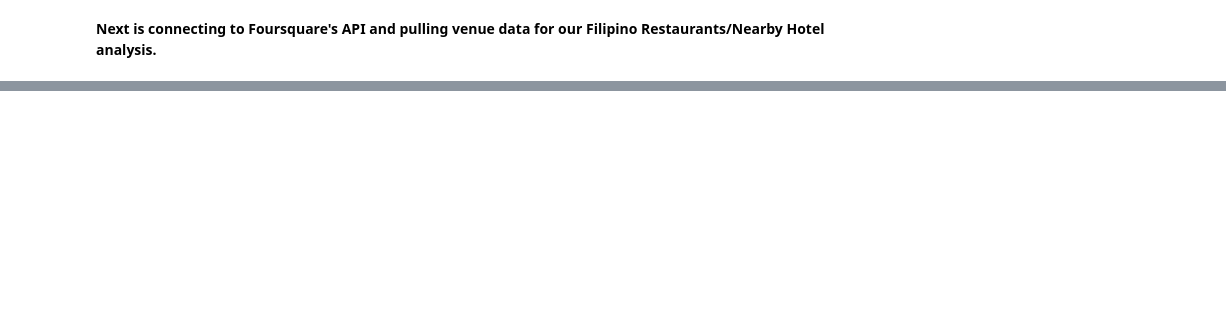
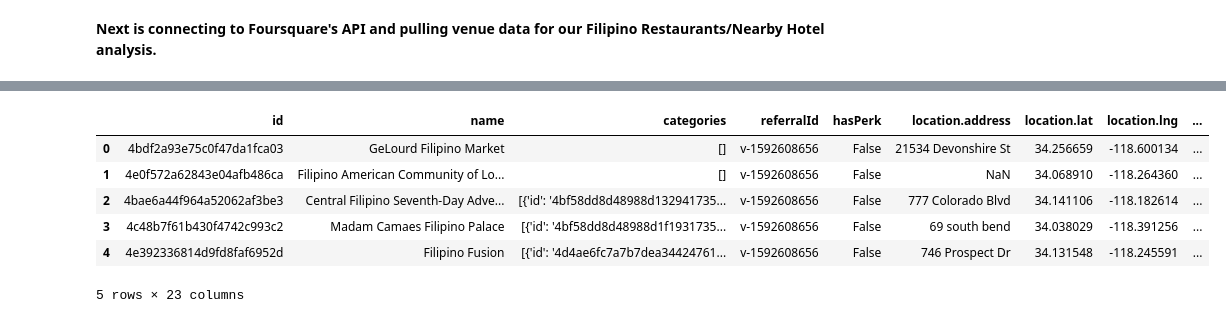
Before and after one commit to parisering/Coursera_Capstone, a Jupyter notebook: Capstone - Battle of the Neighborhoods - Data.ipynb, the cells around one changed output, grey strips where cells are left out. Saved outputs shown, nothing was run; the diff lists cells and outputs as text; code cells hidden in the pictures; blank space fills up the shorter version.

```diff
--- a/Capstone - Battle of the Neighborhoods - Data.ipynb
+++ b/Capstone - Battle of the Neighborhoods - Data.ipynb
@@ -528,0 +294,14 @@ KeyError: 'venue'
+# %%
+venues = results['response']['venues']
+
+# tranform venues into a dataframe
+dataframe = json_normalize(venues)
+dataframe.head()
+# %% [output]
+|  | id | name | categories | referralId | hasPerk | location.address | location.lat | location.lng | ... |
+| 0 | 4bdf2a93e75c0f47da1fca03 | GeLourd Filipino Market | [] | v-1592608656 | False | 21534 Devonshire St | 34.256659 | -118.600134 | ... |
+| 1 | 4e0f572a62843e04afb486ca | Filipino American Community of Lo... | [] | v-1592608656 | False | NaN | 34.068910 | -118.264360 | ... |
+| 2 | 4bae6a44f964a52062af3be3 | Central Filipino Seventh-Day Adve... | [{'id': '4bf58dd8d48988d132941735... | v-1592608656 | False | 777 Colorado Blvd | 34.141106 | -118.182614 | ... |
+| 3 | 4c48b7f61b430f4742c993c2 | Madam Camaes Filipino Palace | [{'id': '4bf58dd8d48988d1f1931735... | v-1592608656 | False | 69 south bend | 34.038029 | -118.391256 | ... |
+| 4 | 4e392336814d9fd8faf6952d | Filipino Fusion | [{'id': '4d4ae6fc7a7b7dea34424761... | v-1592608656 | False | 746 Prospect Dr | 34.131548 | -118.245591 | ... |
+5 rows × 23 columns
```
Also changed, not shown: parts of 26 cells of this notebook.
